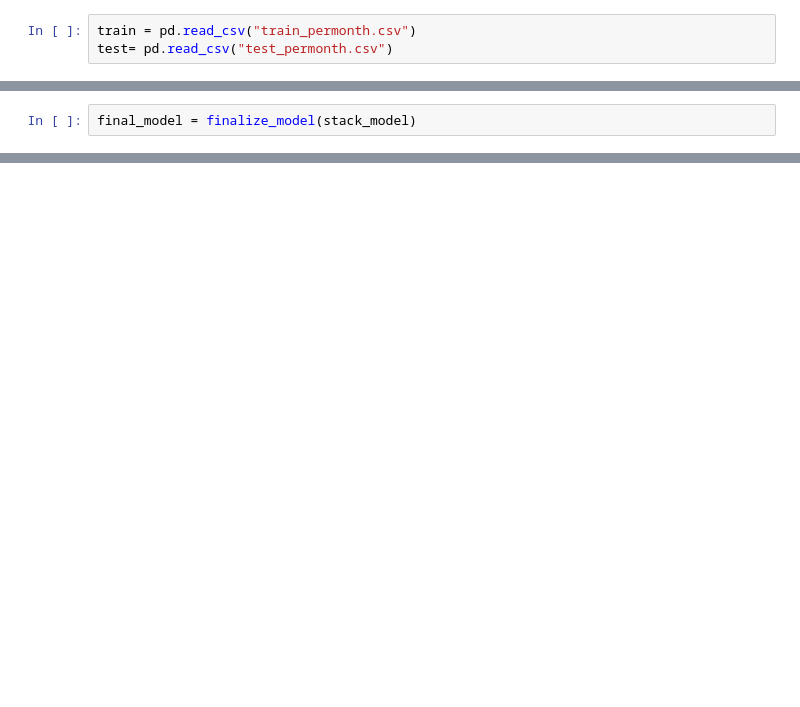
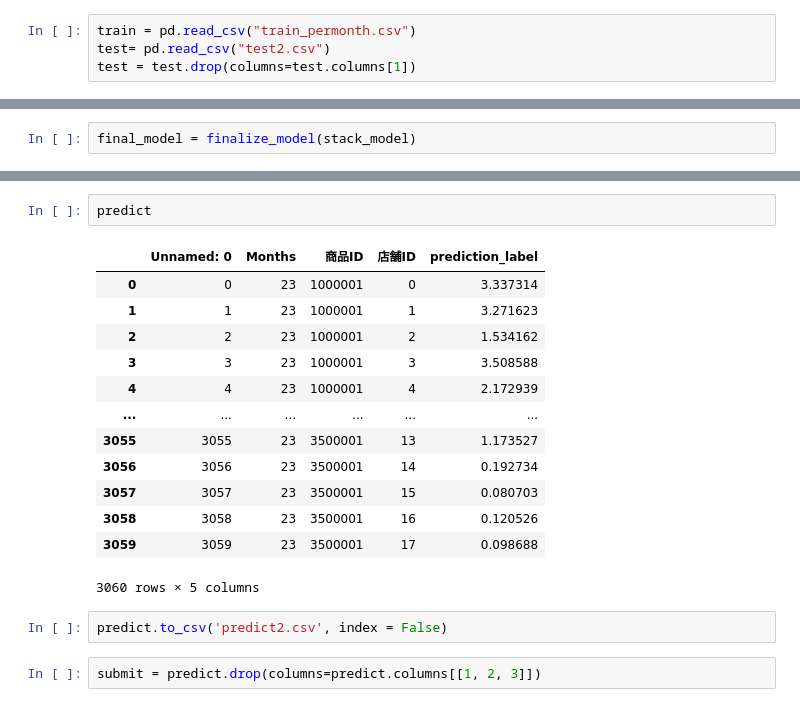
Before and after one commit to Makoto-Noda/dev, a Jupyter notebook: PBL01/PBL01/PBL01_model_permonth.ipynb, the cells around one changed output, grey strips where cells are left out. Saved outputs shown, nothing was run; the diff lists cells and outputs as text; blank space fills up the shorter version.

```diff
--- a/PBL01/PBL01/PBL01_model_permonth.ipynb
+++ b/PBL01/PBL01/PBL01_model_permonth.ipynb
@@ -7,4 +4,5 @@ from pycaret.regression import *
 # %%
 train = pd.read_csv("train_permonth.csv")
-test= pd.read_csv("test_permonth.csv")
+test= pd.read_csv("test2.csv")
+test = test.drop(columns=test.columns[1])
 # %%
@@ -85,0 +93,20 @@ predict = predict_model(final_model, data=test)
+# %%
+predict
+# %% [output]
+|  | Unnamed: 0 | Months | 商品ID | 店舗ID | prediction_label |
+| 0 | 0 | 23 | 1000001 | 0 | 3.337314 |
+| 1 | 1 | 23 | 1000001 | 1 | 3.271623 |
+| 2 | 2 | 23 | 1000001 | 2 | 1.534162 |
+| 3 | 3 | 23 | 1000001 | 3 | 3.508588 |
+| 4 | 4 | 23 | 1000001 | 4 | 2.172939 |
+| ... | ... | ... | ... | ... | ... |
+| 3055 | 3055 | 23 | 3500001 | 13 | 1.173527 |
+| 3056 | 3056 | 23 | 3500001 | 14 | 0.192734 |
+| 3057 | 3057 | 23 | 3500001 | 15 | 0.080703 |
+| 3058 | 3058 | 23 | 3500001 | 16 | 0.120526 |
+| 3059 | 3059 | 23 | 3500001 | 17 | 0.098688 |
+3060 rows × 5 columns
+# %%
+predict.to_csv('predict2.csv', index = False)
+# %%
+submit = predict.drop(columns=predict.columns[[1, 2, 3]])
```
Also changed, not shown: parts of 8 cells of this notebook, 4 other files.
